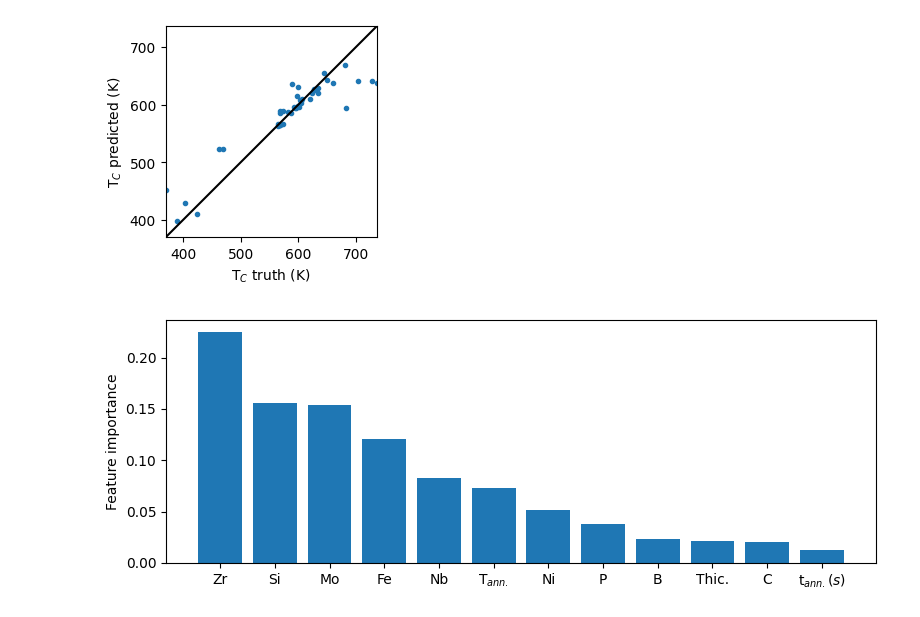
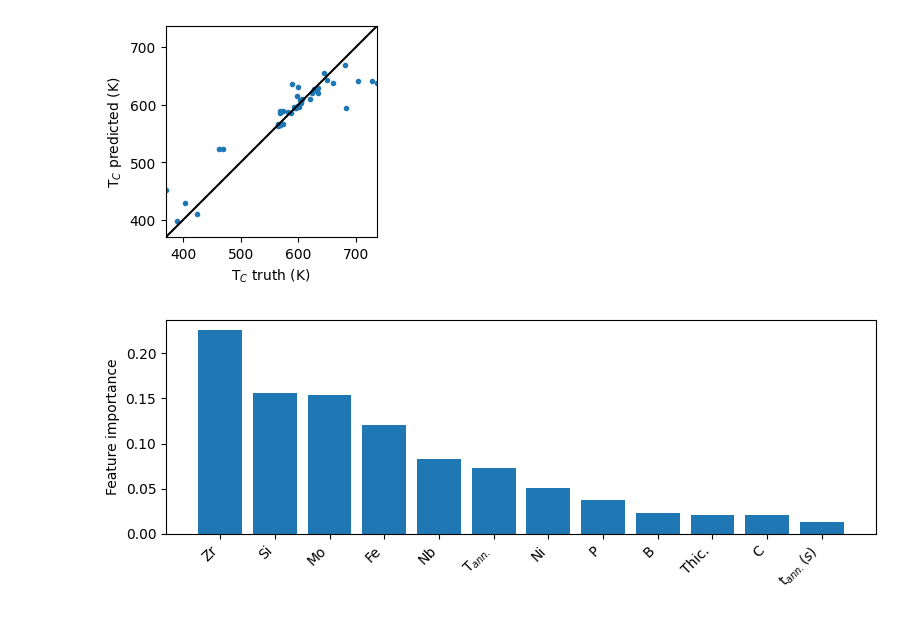
Before and after one commit to jingsk/Fe_alloy_GPR, a Jupyter notebook: fit_Tc.ipynb, the cells around one changed output. Drawn from its saved outputs; the diff is of its cells as text; code cells hidden in the pictures.

```diff
--- a/fit_Tc.ipynb
+++ b/fit_Tc.ipynb
@@ -25,10 +25,8 @@ df.describe()
 | 75% | 3600.000000 | 780.500000 | 22.500000 | 626.768258 |
 | max | 3857.047930 | 924.632090 | 30.000000 | 769.000000 |
 # %%
-from matminer.featurizers.composition.element import ElementFraction
-from matminer.featurizers.conversions import StrToComposition
+from utils import add_feature
 
-df = StrToComposition().featurize_dataframe(df, "formula")
-df.head()
-ef = ElementFraction()
-df = ef.featurize_dataframe(df, "composition")
+df = add_feature.add_composition(df)
+df = add_feature.add_element_fraction(df)
+df = add_feature.add_magpie(df)
@@ -116,16 +101,17 @@ indices = np.argsort(importances)[::-1]
 # %%
 fig, ax = plt.subplots(figsize=[8,3])
 
 features = included[indices][0:12]
 scores = importances[indices][0:12]
 
 features[features=='Annealing Temperature (K)'] = r'T$_{ann.}$'
 features[features=='Thickness (mu m)'] = 'Thic.'
 features[features=='Annealing Time (s)'] = r't$_{ann.} (s)$'
 
 ax.bar(features, scores)
 ax.set_ylabel('Feature importance')
+fig.autofmt_xdate(rotation=45)
 fig.tight_layout()
 fig.savefig('feat_weights.png', dpi=300)
 # %% [output]
-[figure, old version]
+[figure, new version]
```
Also changed, not shown: parts of 2 cells of this notebook, 3 other files.
